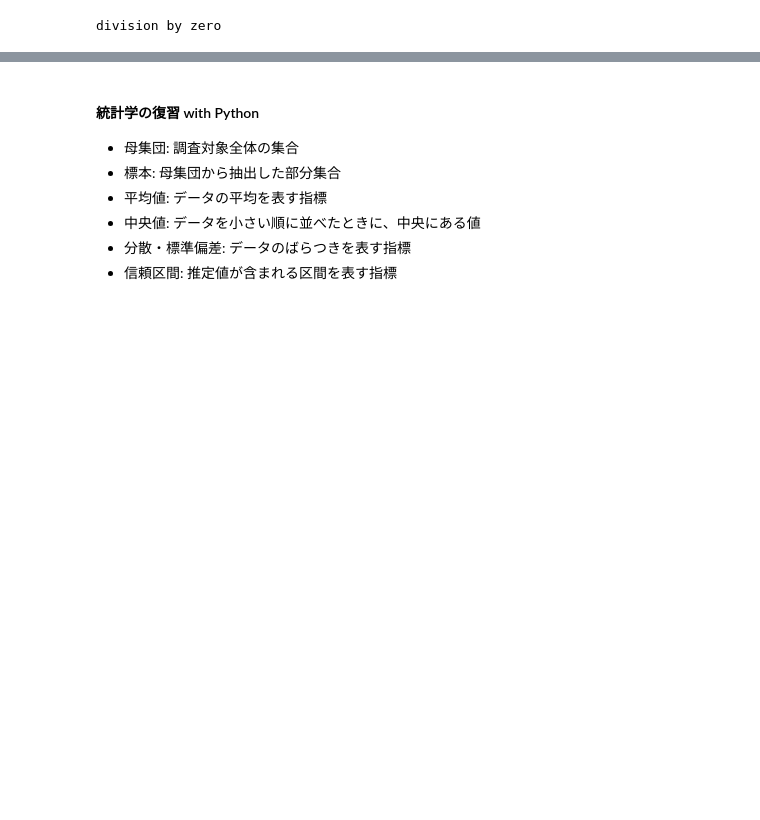
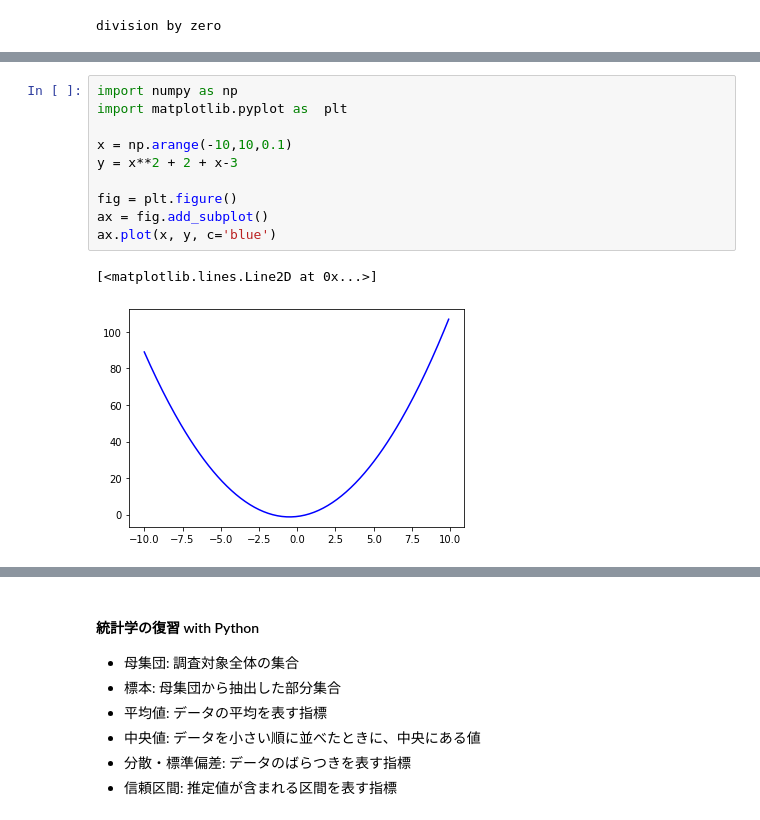
Before and after one commit to miwamasa/DataScience2023, a Jupyter notebook: notebooks/lecture2.ipynb, the cells around one changed output, grey strips where cells are left out. Saved outputs shown, nothing was run; the diff lists cells and outputs as text; blank space fills up the shorter version.

```diff
--- a/notebooks/lecture2.ipynb
+++ b/notebooks/lecture2.ipynb
@@ -629,0 +654,13 @@ division by zero
+# %%
+import numpy as np
+import matplotlib.pyplot as  plt
+
+x = np.arange(-10,10,0.1)
+y = x**2 + 2 + x-3
+
+fig = plt.figure()
+ax = fig.add_subplot()
+ax.plot(x, y, c='blue')
+# %% [output]
+[<matplotlib.lines.Line2D at 0x...>]
+[figure, added]
```
Also changed, not shown: parts of 5 cells of this notebook.
